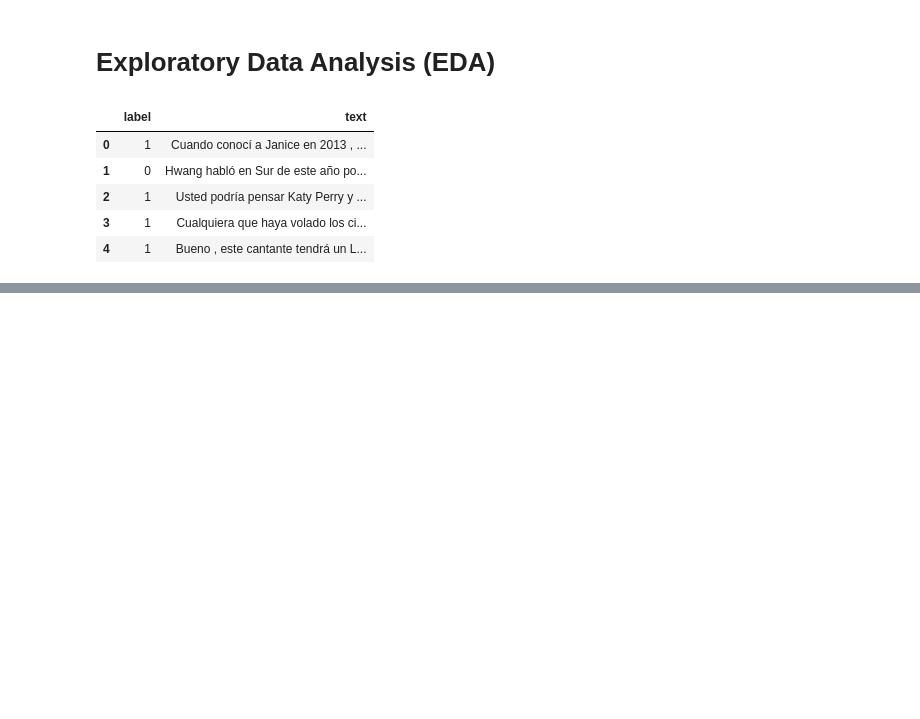
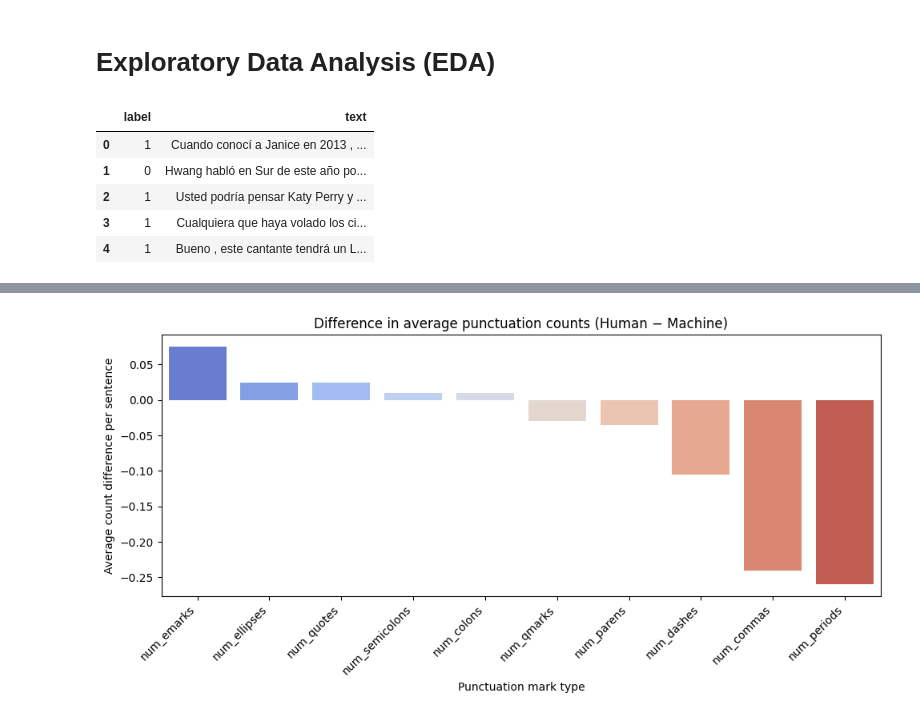
Before and after one commit to Funnear/project-3-nlp, a Jupyter notebook: notebooks/1_EDA.ipynb, the cells around one changed output, grey strips where cells are left out. Drawn from its saved outputs; the diff is of its cells as text; code cells hidden in the pictures; blank space fills up the shorter version.

```diff
--- a/notebooks/1_EDA.ipynb
+++ b/notebooks/1_EDA.ipynb
@@ -36,0 +231,34 @@ df.head(5)
+# %%
+# visualize punktuation marks distribution
+
+# List punctuation columns (reuse from previous step)
+punct_cols = list(PUNCT_PATTERNS.keys())
+
+# Compute mean punctuation counts per label
+punct_means = (
+    df_slice.groupby("label")[punct_cols]
+    .mean()
+    .T
+    .rename(columns={0: "Machine (0)", 1: "Human (1)"})
+)
+
+# Sort by average difference for visual clarity
+punct_means["diff"] = punct_means["Human (1)"] - punct_means["Machine (0)"]
+punct_means = punct_means.sort_values("diff", ascending=False)
+
+# --- Plot ---
+plt.figure(figsize=(10, 5))
+sns.barplot(
+    data=punct_means.reset_index(),
+    x="index",
+    y="diff",
+    palette="coolwarm",
+)
+plt.title("Difference in average punctuation counts (Human − Machine)")
+plt.ylabel("Average count difference per sentence")
+plt.xlabel("Punctuation mark type")
+plt.xticks(rotation=45, ha="right")
+plt.tight_layout()
+plt.show()
+# %% [output]
+[figure, added]
```
Also changed, not shown: parts of 32 cells of this notebook, 4 other files.
